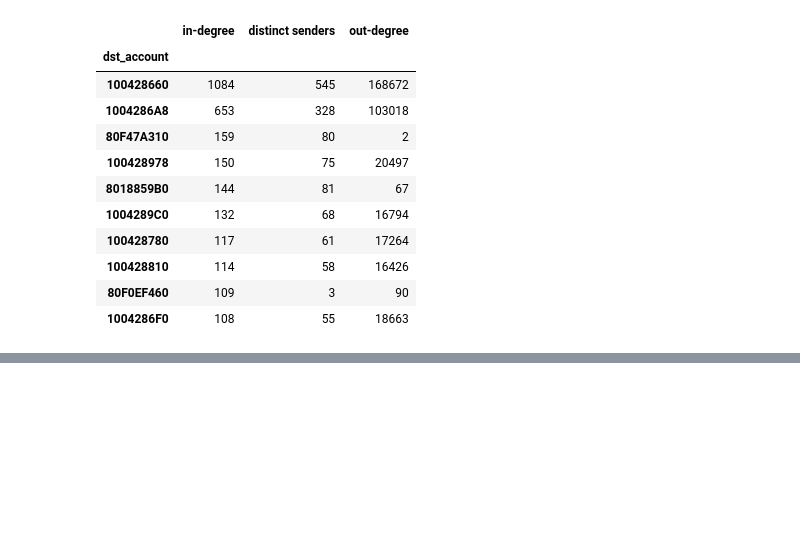
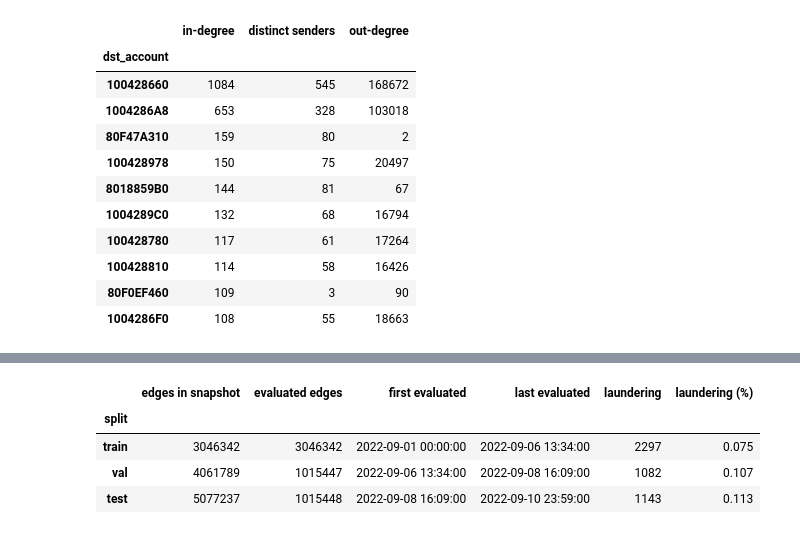
Before and after one commit to sandrokhizanishvili/gnn_for_aml, a Jupyter notebook: notebooks/EDA.ipynb, the cells around one changed output, grey strips where cells are left out. Saved outputs shown, nothing was run; the diff lists cells and outputs as text; code cells hidden in the pictures; blank space fills up the shorter version.

Commit message:
EDA notebook: add section 8, the temporal split (edges, evaluated edges, dates and laundering per split)

```diff
--- a/notebooks/EDA.ipynb
+++ b/notebooks/EDA.ipynb
@@ -301,0 +309,24 @@ pd.DataFrame({
+# %%
+split_rows = json.load(open(f'{ROOT}/data/feature_meta.json'))['split_rows']
+assert split_rows['test'] == len(edges)
+
+starts = {'train': 0, 'val': split_rows['train'], 'test': split_rows['val']}
+rows = []
+for split, start in starts.items():
+    evaluated = edges.iloc[start:split_rows[split]]
+    rows.append({'split': split,
+                 'edges in snapshot': split_rows[split],
+                 'evaluated edges': len(evaluated),
+                 'first evaluated': evaluated['Timestamp'].iloc[0],
+                 'last evaluated': evaluated['Timestamp'].iloc[-1],
+                 'laundering': int(evaluated['label'].sum()),
+                 'laundering (%)': f"{100 * evaluated['label'].mean():.3f}"})
+split_table = pd.DataFrame(rows).set_index('split')
+assert split_table['laundering'].sum() == edges['label'].sum()
+split_table
+# %% [output]
+|  | edges in snapshot | evaluated edges | first evaluated | last evaluated | laundering | laundering (%) |
+| split |  |  |  |  |  |  |
+| train | 3046342 | 3046342 | 2022-09-01 00:00:00 | 2022-09-06 13:34:00 | 2297 | 0.075 |
+| val | 4061789 | 1015447 | 2022-09-06 13:34:00 | 2022-09-08 16:09:00 | 1082 | 0.107 |
+| test | 5077237 | 1015448 | 2022-09-08 16:09:00 | 2022-09-10 23:59:00 | 1143 | 0.113 |
```
Also changed, not shown: parts of 4 cells of this notebook.
